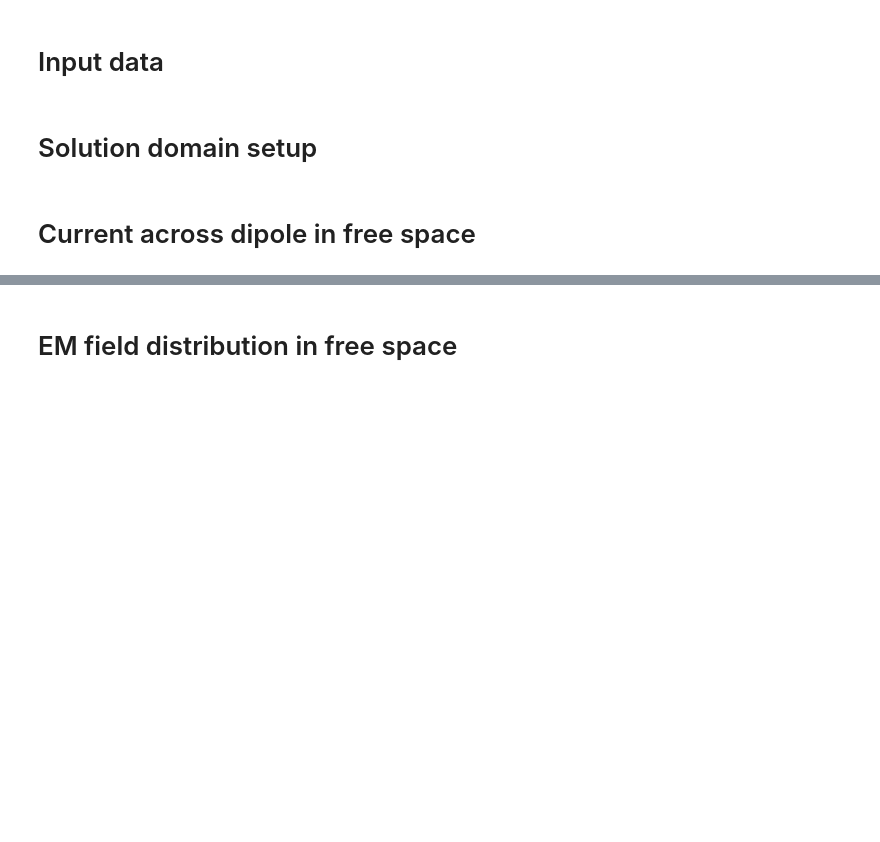
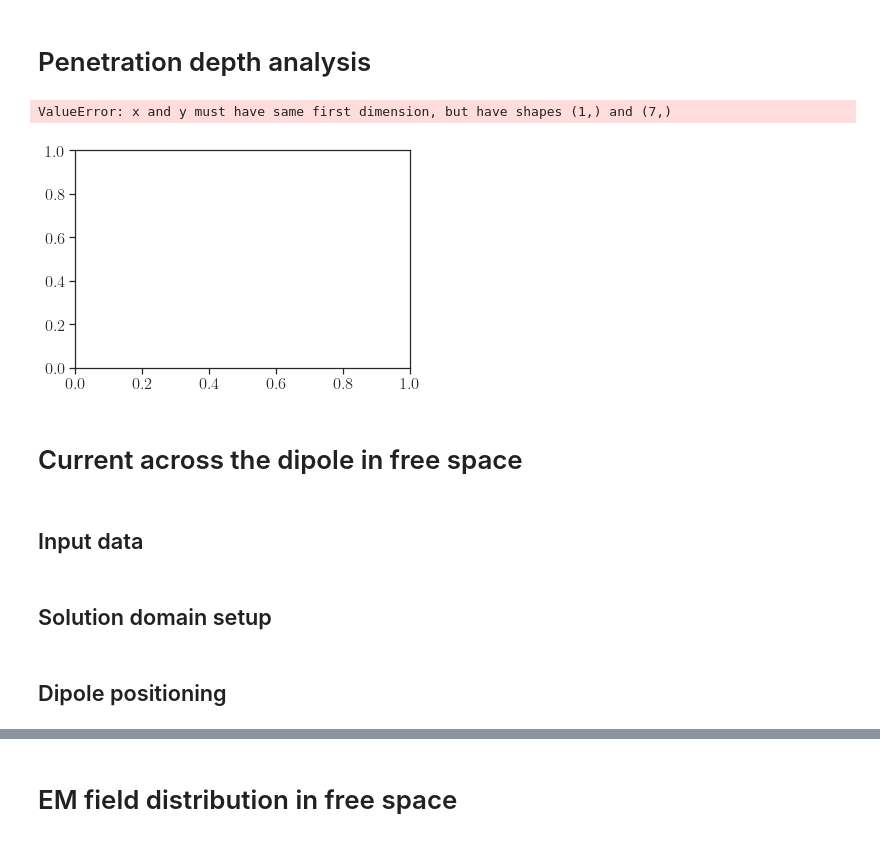
Before and after one commit to akapet00/EMF-exposure-analysis, a Jupyter notebook: playground/IEEE-ICES-TC95-SC6-WG7/apd-definition.ipynb, the cells around one changed output, grey strips where cells are left out. Cells and saved outputs as stored; diff of their text form; code cells hidden in the pictures; blank space fills up the shorter version.

```diff
--- a/playground/IEEE-ICES-TC95-SC6-WG7/apd-definition.ipynb
+++ b/playground/IEEE-ICES-TC95-SC6-WG7/apd-definition.ipynb
@@ -18,4 +25,56 @@ from utils import reflection_coefficient
+# %% [markdown]
+# Penetration depth analysis
+# %%
+# frequencies in Hz
+f = np.array([1, 2, 5, 10, 20, 50, 100]) * 1e9
+
+# load the dielectric data for dry skin
+sigma, eps_r, _, penetration_depth = np.vectorize(
+    load_tissue_diel_properties
+    )('skin_dry', f)
+
+# compute the power transmission coefficient
+eps_i = sigma / (2 * np.pi * f * eps_0)
+eps = eps_r - 1j * eps_i
+gamma = reflection_coefficient(eps)
+T_tr = 1 - gamma ** 2
+# %%
+# visualize
+cs = sns.color_palette('colorblind', 2)
+fig, ax1 = plt.subplots()
+ax1.plot(f / 1e9, penetration_depth * 1000, 'o-', lw=3, ms=7, c=cs[0],
+         label='penetration\ndepth')
+ax1.tick_params(axis='y', labelcolor=cs[0])
+ax1.set(
+    xscale='log',
+    xlabel='frequency [GHz]',
+    ylabel='penetration depth (mm)',
+    yticks=[0, 25, 50],
+    yticklabels=[0, 25, 50],
+    )
+ax1.legend(loc='upper left', frameon=False)
+ax2 = ax1.twinx()
+ax2.plot(f / 1e9, np.abs(T_tr), 's--',lw=3, ms=7, c=cs[1],
+        label='transmission\ncoefficient')
+ax2.tick_params(axis='y', labelcolor=cs[1])
+ax2.set(
+    xscale='log',
+    ylabel='transmission coefficient',
+    xticks=[1, 10, 100],
+    xticklabels=[1, 10, 100],
+    yticks=[0.4, 0.6, 0.8],
+    yticklabels=[0.4, 0.6, 0.8],
+    ylim=[0.385, 0.8]
+    )
+ax2.legend(loc='upper right', frameon=False)
+fig.tight_layout()
+plt.show()
+# %% [output]
+ValueError: x and y must have same first dimension, but have shapes (1,) and (7,)
+[figure, added]
 # %% [markdown]
-# Input data
+# Current across the dipole in free space
+# %% [markdown]
+## Input data
 # %%
 # working frequency, Hz
@@ -36,6 +94,6 @@ gamma = reflection_coefficient(eps)
 # power transmission coefficient
 T_tr = 1 - gamma ** 2
 # %% [markdown]
-# Solution domain setup
+## Solution domain setup
 # %%
 # exposed surface extent
@@ -57,7 +115,7 @@ zt = jnp.linspace(0, z_max)
 # distance from the antenna
 h = 5 / 1000  # meters
 # %% [markdown]
-# Current across dipole in free space
+## Dipole positioning
 # %%
 # antenna electric properties, free space (Poljak 2005)
 antenna_data = load_antenna_el_properties(f)
```
Also changed, not shown: parts of 16 cells of this notebook.
